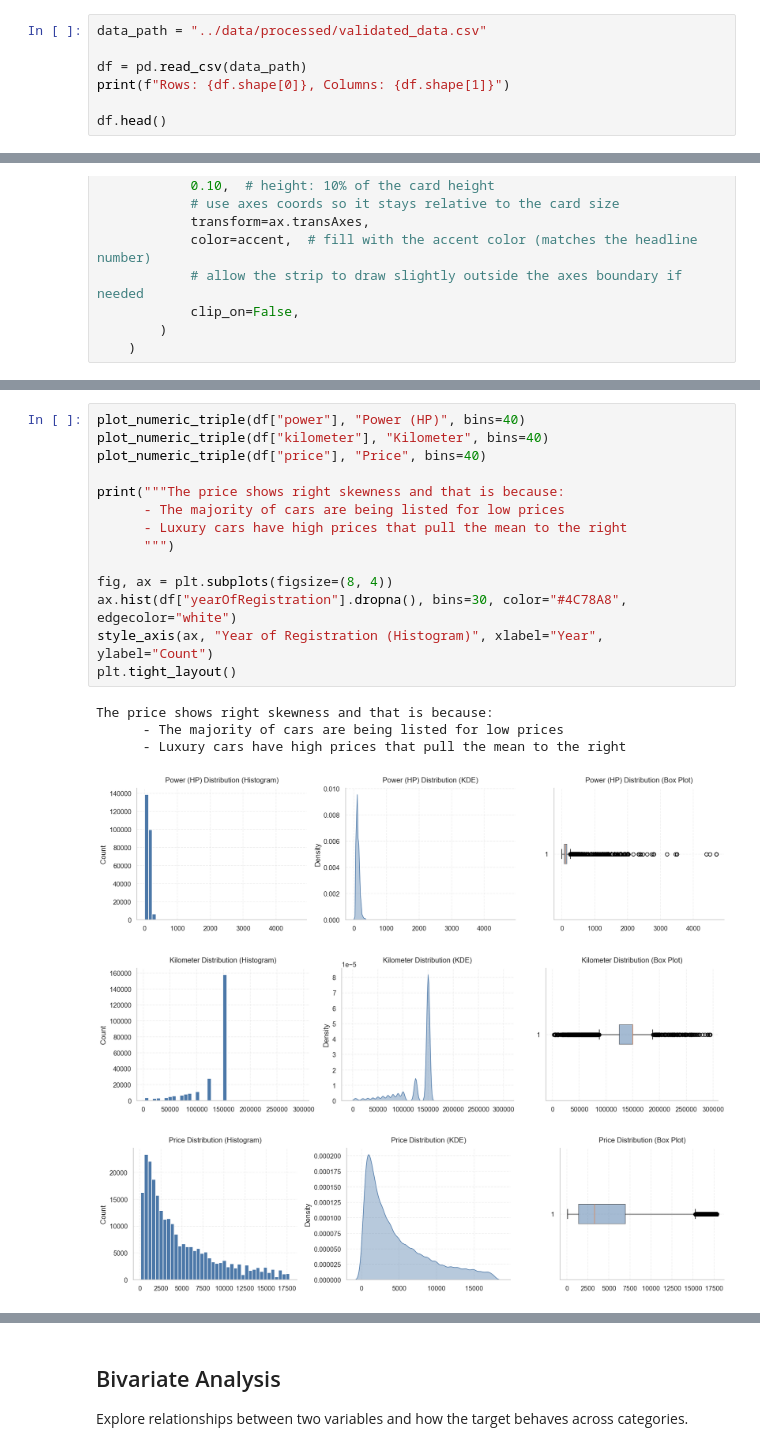
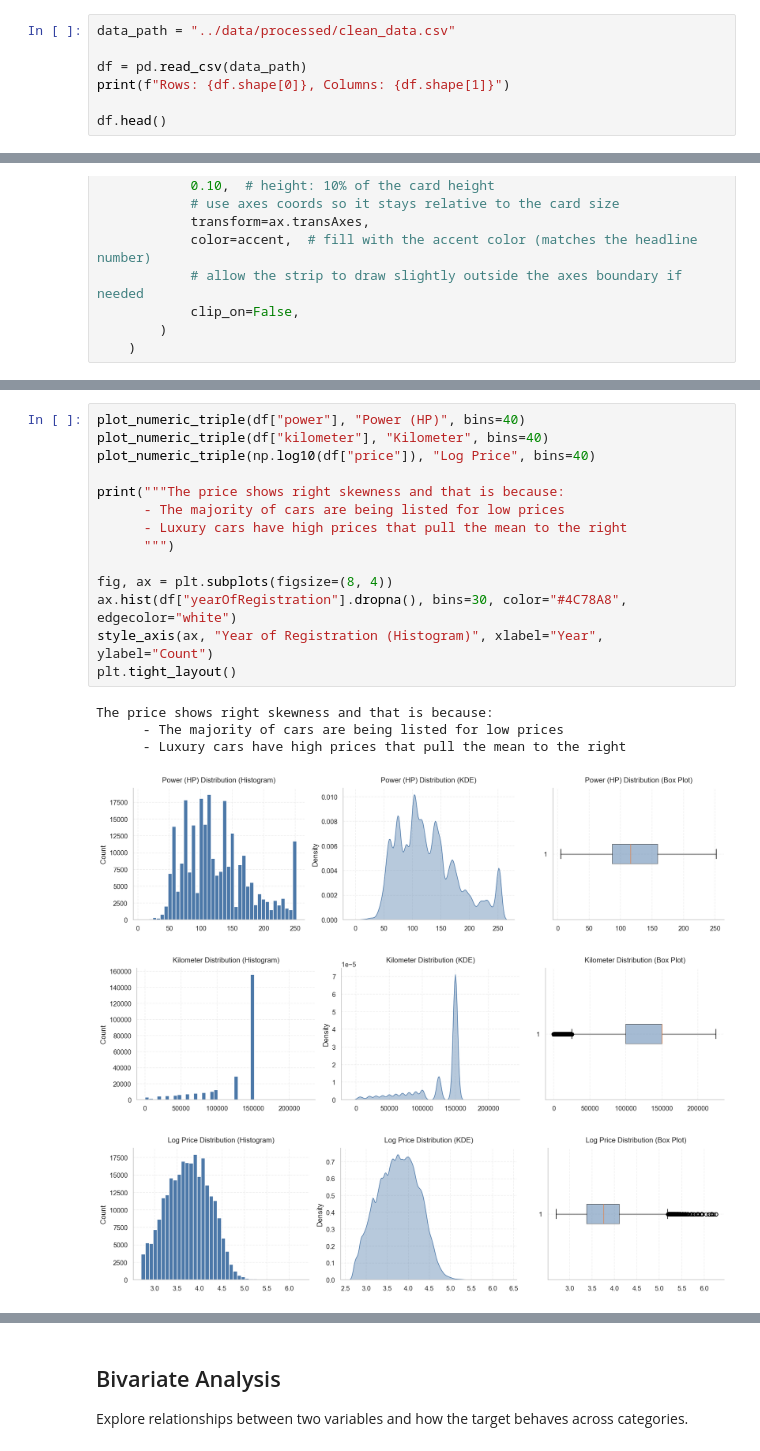
Before and after one commit to AhmedHamdiy/Used-Car-Value-Tier-Prediction, a Jupyter notebook: notebooks/eda.ipynb, the cells around one changed output, grey strips where cells are left out. Drawn from its saved outputs; the diff is of its cells as text.

```diff
--- a/notebooks/eda.ipynb
+++ b/notebooks/eda.ipynb
@@ -23,7 +23,7 @@ plt.rcParams.update({
     "grid.linestyle": "--",
 })
 # %%
-data_path = "../data/processed/validated_data.csv"
+data_path = "../data/processed/clean_data.csv"
 
 df = pd.read_csv(data_path)
 print(f"Rows: {df.shape[0]}, Columns: {df.shape[1]}")
@@ -330,21 +330,21 @@ print("""
 # %%
 plot_numeric_triple(df["power"], "Power (HP)", bins=40)
 plot_numeric_triple(df["kilometer"], "Kilometer", bins=40)
-plot_numeric_triple(df["price"], "Price", bins=40)
+plot_numeric_triple(np.log10(df["price"]), "Log Price", bins=40)
 
 print("""The price shows right skewness and that is because:
       - The majority of cars are being listed for low prices
       - Luxury cars have high prices that pull the mean to the right
       """)
 
 fig, ax = plt.subplots(figsize=(8, 4))
 ax.hist(df["yearOfRegistration"].dropna(), bins=30, color="#4C78A8", edgecolor="white")
 style_axis(ax, "Year of Registration (Histogram)", xlabel="Year", ylabel="Count")
 plt.tight_layout()
 # %% [output]
 The price shows right skewness and that is because:
       - The majority of cars are being listed for low prices
       - Luxury cars have high prices that pull the mean to the right
-[figure, old version]
+[figure, new version]
-[figure, old version]
+[figure, new version]
-[figure, old version]
+[figure, new version]
```
Also changed, not shown: parts of 16 cells of this notebook, 4 other files.
